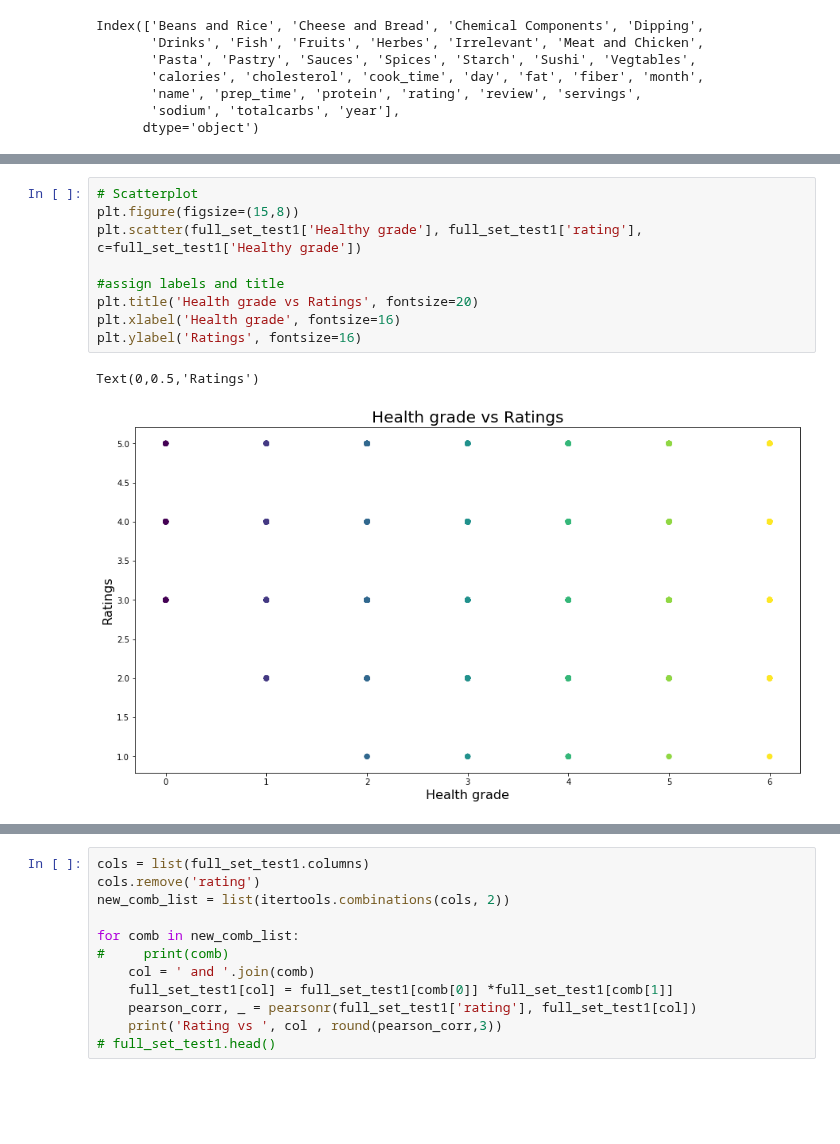
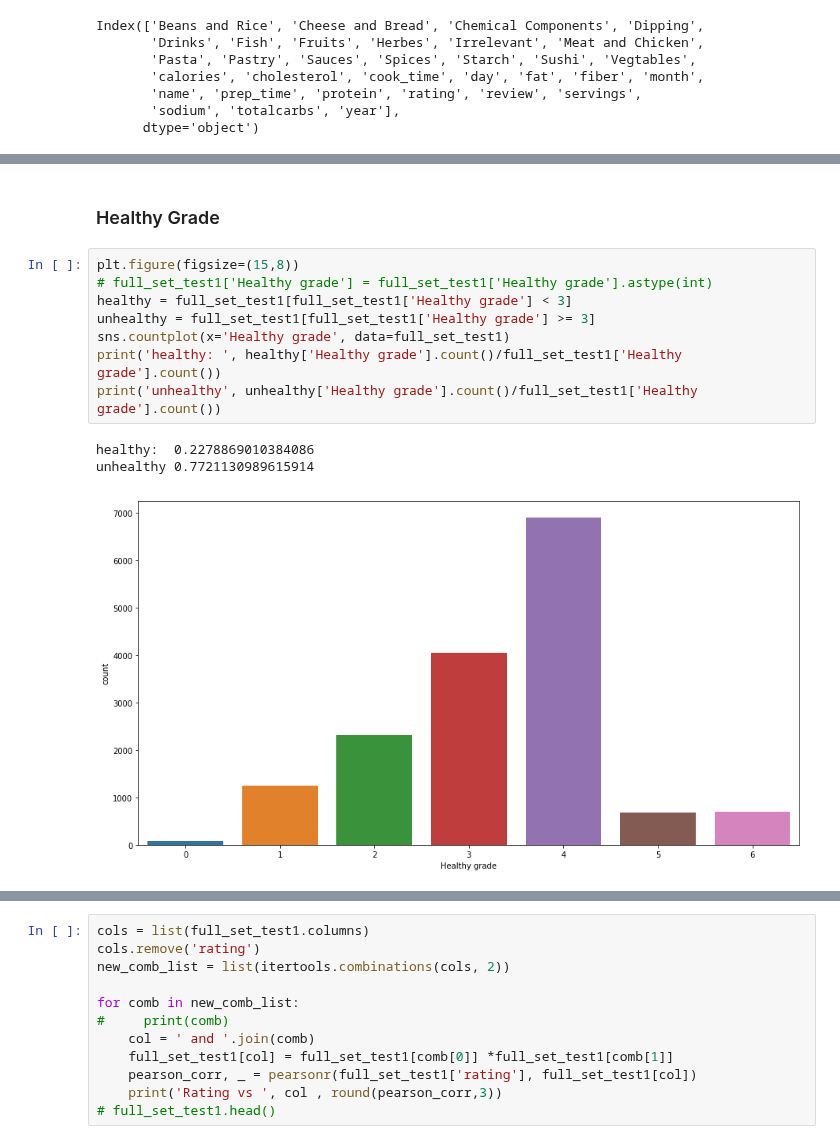
Before and after one commit to leonardoperrone/smart-recipes, a Jupyter notebook: Unified Dataset .ipynb, the cells around one changed output, grey strips where cells are left out. Cells and saved outputs as stored; diff of their text form; blank space fills up the shorter version.

Commit message:
Healthy-Grade

```diff
--- a/Unified Dataset .ipynb
+++ b/Unified Dataset .ipynb
@@ -118,12 +96,14 @@ full_set_test1.head()
-# %%
-# Scatterplot
-plt.figure(figsize=(15,8))
-plt.scatter(full_set_test1['Healthy grade'], full_set_test1['rating'], c=full_set_test1['Healthy grade'])
-
-#assign labels and title
-plt.title('Health grade vs Ratings', fontsize=20)
-plt.xlabel('Health grade', fontsize=16)
-plt.ylabel('Ratings', fontsize=16)
-# %% [output]
-Text(0,0.5,'Ratings')
-[figure, removed]
+# %% [markdown]
+### Healthy Grade
+# %%
+plt.figure(figsize=(15,8))
+# full_set_test1['Healthy grade'] = full_set_test1['Healthy grade'].astype(int)
+healthy = full_set_test1[full_set_test1['Healthy grade'] < 3]
+unhealthy = full_set_test1[full_set_test1['Healthy grade'] >= 3]
+sns.countplot(x='Healthy grade', data=full_set_test1)
+print('healthy: ', healthy['Healthy grade'].count()/full_set_test1['Healthy grade'].count())
+print('unhealthy', unhealthy['Healthy grade'].count()/full_set_test1['Healthy grade'].count())
+# %% [output]
+healthy:  0.2278869010384086
+unhealthy 0.7721130989615914
+[figure, added]
```
Also changed, not shown: parts of 3 cells of this notebook.
